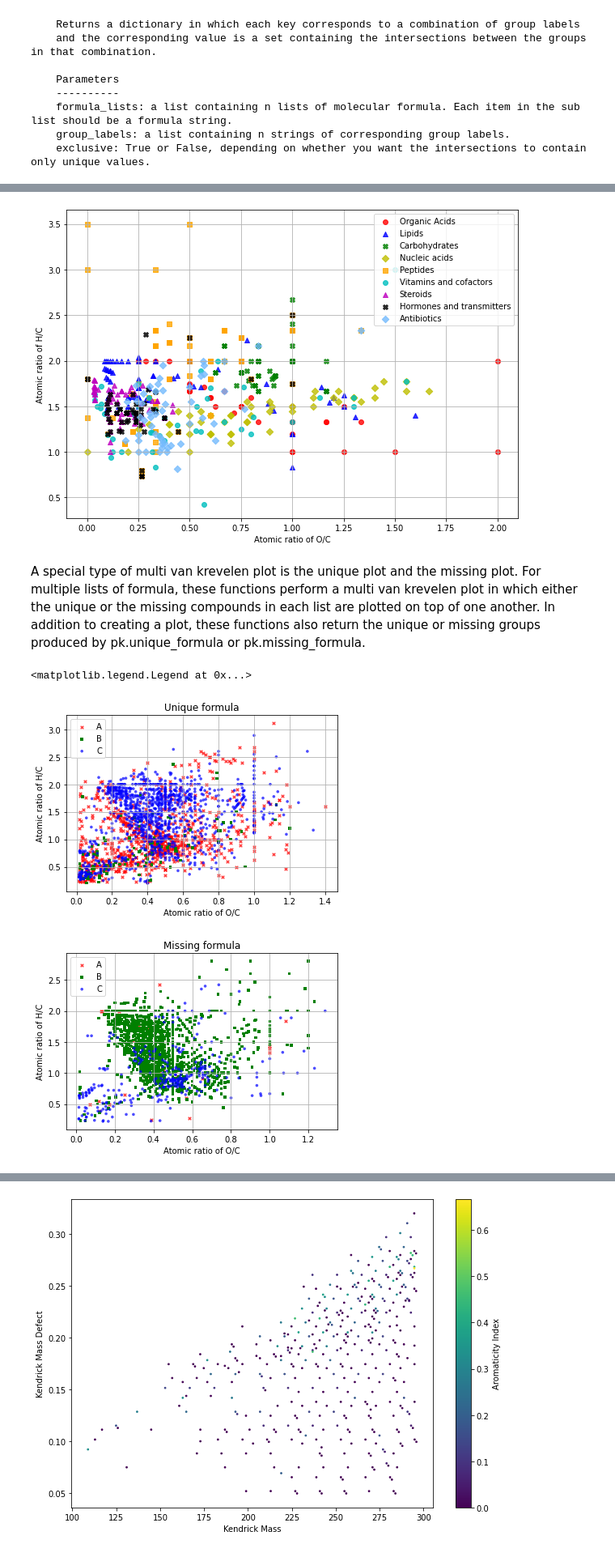
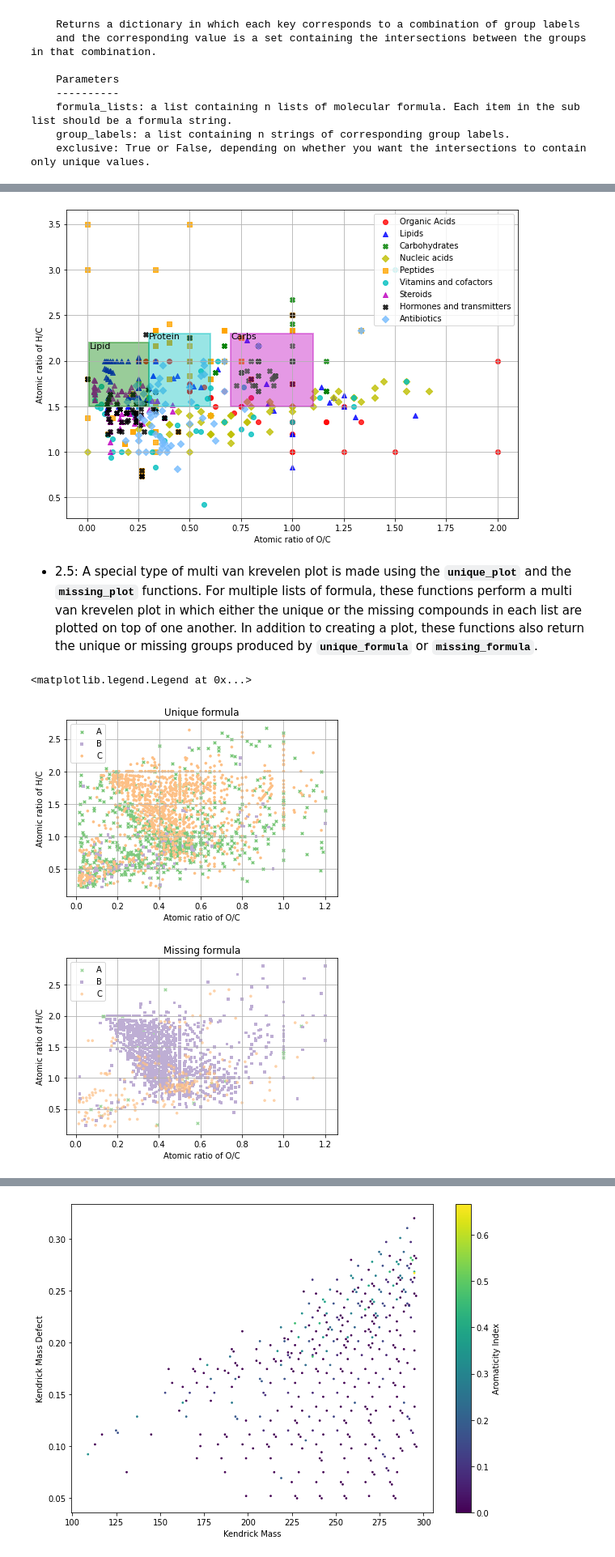
Before and after one commit to Kzra/pykrev, a Jupyter notebook: docs/PyKrevUserGuide.ipynb, the cells around one changed output, grey strips where cells are left out. Shown: that part at 81% size. Saved outputs shown, nothing was run; the diff lists cells and outputs as text; code cells hidden in the pictures.

````diff
--- a/docs/PyKrevUserGuide.ipynb
+++ b/docs/PyKrevUserGuide.ipynb
@@ -22,16 +32,12 @@ For almost all functionality PyKrev requires lists of molecular formula strings
 # %%
+#METHOD 1: READ IN A SINGLE SPECTRA FORMULARITY FILE
 #read a formularity file, and extract formula, peak intensities, mass charge ratios, and compound classes.
-formularity_A = pk.read_formularity('example_data/formularity_example_A.csv',pi_col = 'peak_intensity',pi = True, mz=True,cclass = True) #pi_col provides the column name for peak intensities.
-A_formula, A_peak_intensity, A_mass_charge, A_compound_class = formularity_A #unpack the tuple, note the order
+formularity_A = pk.read_formularity('example_data/formularity_example_A.csv',pi_col = 'peak_intensity') #pi_col provides the column name for peak intensities.
+A_formula, A_peak_intensity, A_mass_charge, A_mass_error, A_compound_class = formularity_A #unpack the tuple, note the order
 #unpack the tuple directly into separate variables
-B_formula,B_peak_intensity, B_mass_charge, B_compound_class = pk.read_formularity('example_data/formularity_example_B.csv',pi_col = 'peak_intensity',pi = True, mz=True,cclass = True)
-C_formula,C_peak_intensity, C_mass_charge, C_compound_class = pk.read_formularity('example_data/formularity_example_C.csv',pi_col = 'peak_intensity',pi = True, mz=True,cclass = True)
+B_formula,B_peak_intensity, B_mass_charge, B_mass_error, B_compound_class = pk.read_formularity('example_data/formularity_example_B.csv',pi_col = 'peak_intensity')
+C_formula,C_peak_intensity, C_mass_charge, C_mass_error,C_compound_class = pk.read_formularity('example_data/formularity_example_C.csv',pi_col = 'peak_intensity')
 #A_formula is a list
-print(type(A_formula))
-#A_peak_intensity is an nd.array
-print(type(A_peak_intensity))
-
-#a separate way of loading formula
-brite_df = pd.read_csv('example_data/Brite_DF.csv',index_col = 0) #Load the BRITE Biological molecules excel file
-brite_formula = brite_df['F'].to_list() #extract the formula
-brite_intensities = np.random.rand(len(brite_formula)) #generate a random array of peak intensities
+assert type(A_formula) == list
+#A_peak_intensity, A_mass_charge and A_mass_error are nd.arrays
+assert type(A_peak_intensity) == np.ndarray
@@ -170,30 +193,34 @@ Multi van krevelen plots require multiple molecular formula lists followed by ke
 # %%
 #multi_van_krevelen_plot of these compounds
 plt.figure(figsize  = (10,7))
-pk.multi_van_krevelen_plot(Organic_Acids,Lipids,Carbohydrates,Nucleic_acids,Peptides,Vitamins_and_cofactors,Steroids,Hormones_and_transmitters,Antibiotics,
+fig, ax = pk.multi_van_krevelen_plot(Organic_Acids,Lipids,Carbohydrates,Nucleic_acids,Peptides,Vitamins_and_cofactors,Steroids,Hormones_and_transmitters,Antibiotics,
                                             alphas = [0.8] * 9, #the transparency of the points
                                             colours = ['r','b','g','y','orange','c','m','k','xkcd:sky blue'], #point colours
                                             symbols = ['o','^','X','D','s','o','^','X','D'], #point symbols
                                             edge_colours = [None] * 9, #point edge colours
-                                            group_labels= ['Organic Acids', 'Lipids', 'Carbohydrates','Nucleic acids','Peptides','Vitamins and cofactors','Steroids','Hormones and transmitters', 'Antibiotics'])
+                                            group_labels= ['Organic Acids', 'Lipids', 'Carbohydrates','Nucleic acids','Peptides','Vitamins and cofactors','Steroids','Hormones and transmitters', 'Antibiotics'],
+                                            patch_classes=['lipid-like','protein-like','carbohydrate-like'], #apply compound class patches
+                                            patch_colors=['g','m','c'], #compound class patch colour
+                                            patch_alpha = 0.4, #compound class patch transparency
+                                            patch_text= True) #apply labels to patches
 
 legend = plt.legend(loc='best')
 # %% [output]
-[figure, old version]
+[figure, new version]
 # %% [markdown]
-A special type of multi van krevelen plot is the unique plot and the missing plot. For multiple lists of formula, these functions perform a multi van krevelen plot in which either the unique or the missing compounds in each list are plotted on top of one another. In addition to creating a plot, these functions also return the unique or missing groups produced by pk.unique_formula or pk.missing_formula.
+* 2.5: A special type of multi van krevelen plot is made using the **```unique_plot```** and the **```missing_plot```** functions. For multiple lists of formula, these functions perform a multi van krevelen plot in which either the unique or the missing compounds in each list are plotted on top of one another. In addition to creating a plot, these functions also return the unique or missing groups produced by **```unique_formula```** or **```missing_formula```**.
 # %%
 plt.figure(figsize = (6,4))
-unique_formula = pk.unique_plot(A_formula,B_formula,C_formula,s = 13,group_labels = ['A','B','C'],alphas = [0.7,1,0.7],symbols = ['x','s','o'], y_ratio = 'HC')
+fig, ax, unique_formula = pk.unique_plot(A_formula,B_formula,C_formula,s = 13,group_labels = ['A','B','C'],alphas = [1,1,1],symbols = ['x','s','o'], y_ratio = 'HC')
 plt.title('Unique formula')
 plt.legend()
 
 plt.figure(figsize = (6,4))
-missing_formula = pk.missing_plot(A_formula,B_formula,C_formula,s = 13,group_labels = ['A','B','C'],alphas = [0.7,1,0.7],symbols = ['x','s','o'])
+fig, ax, missing_formula = pk.missing_plot(A_formula,B_formula,C_formula,s = 13,group_labels = ['A','B','C'],alphas = [0.7,1,0.7],symbols = ['x','s','o'])
 plt.title('Missing formula')
 plt.legend()
 # %% [output]
 <matplotlib.legend.Legend at 0x...>
-[figure, old version]
+[figure, new version]
-[figure, old version]
+[figure, new version]
 # %% [markdown]
````
Also changed, not shown: parts of 50 cells of this notebook, 41 other files.
